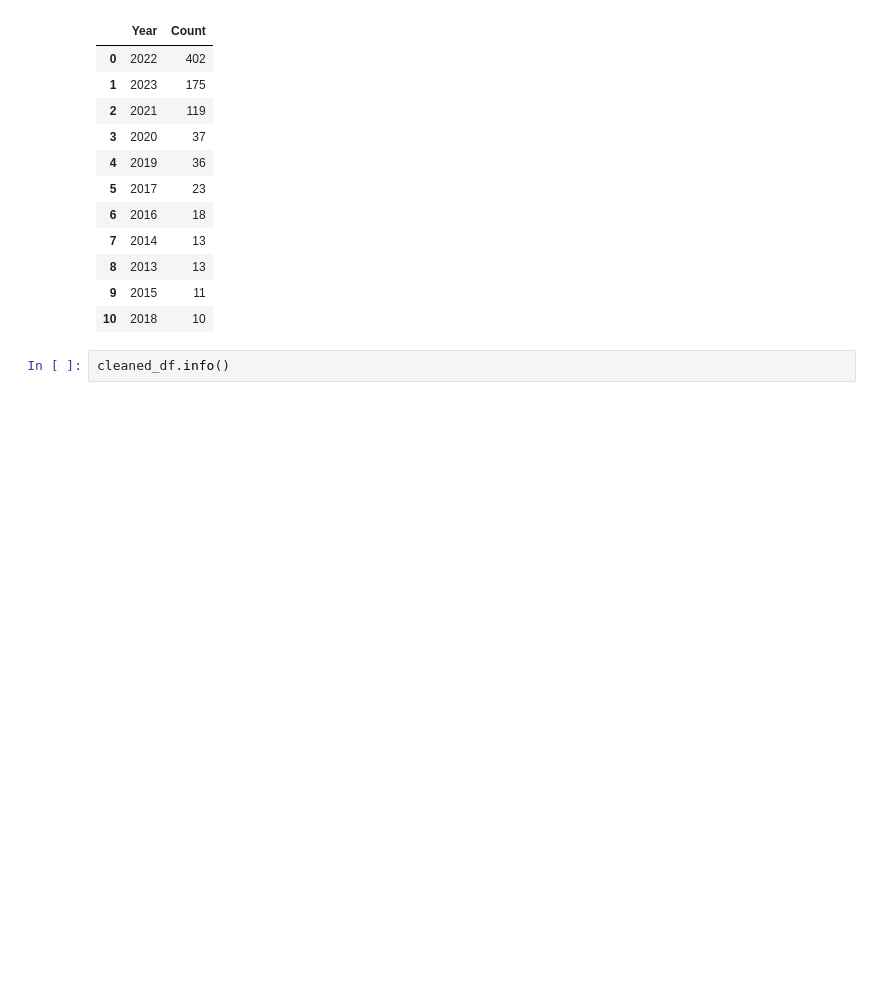
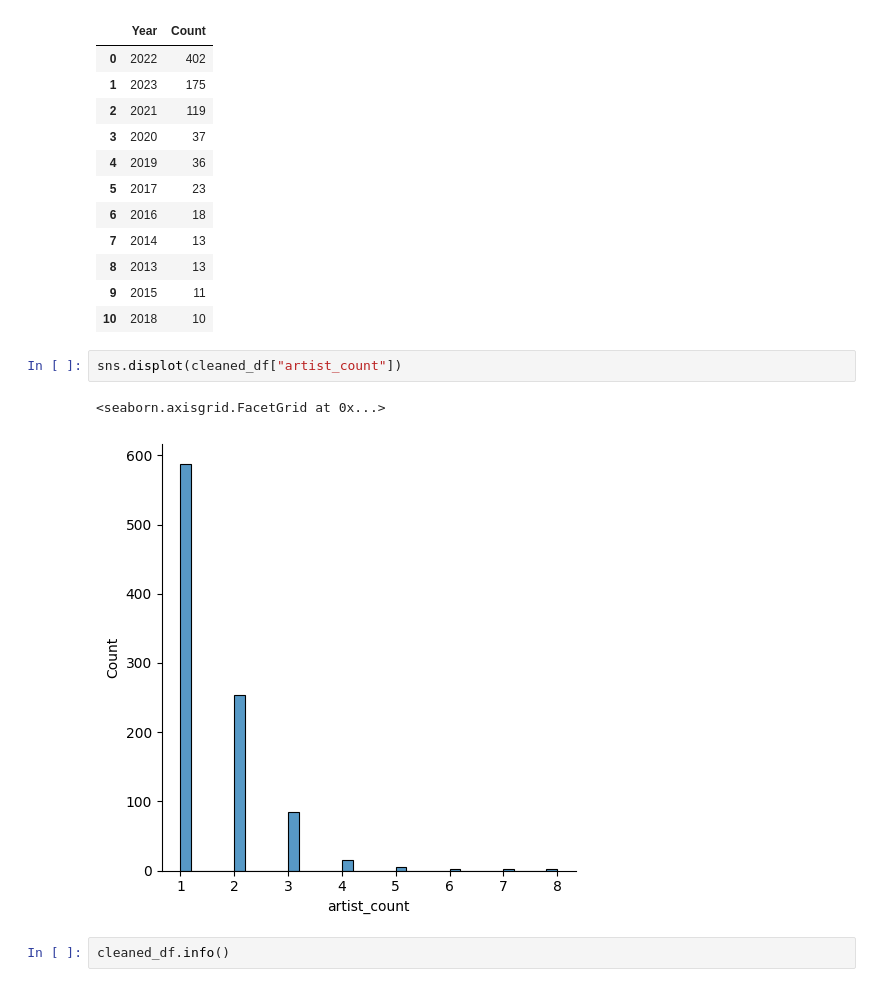
Before and after one commit to akshay-aneesh/akshay-aneesh, a Jupyter notebook: spotify-albums-eda.ipynb, the cells around one changed output. Saved outputs shown, nothing was run; the diff lists cells and outputs as text; blank space fills up the shorter version.

```diff
--- a/spotify-albums-eda.ipynb
+++ b/spotify-albums-eda.ipynb
@@ -168,6 +168,11 @@ top_years_df
 | 8 | 2013 | 13 |
 | 9 | 2015 | 11 |
 | 10 | 2018 | 10 |
+# %%
+sns.displot(cleaned_df["artist_count"])
+# %% [output]
+<seaborn.axisgrid.FacetGrid at 0x...>
+[figure, added]
 # %%
 cleaned_df.info()
 # %% [output]
```
Also changed, not shown: parts of 7 cells of this notebook.
